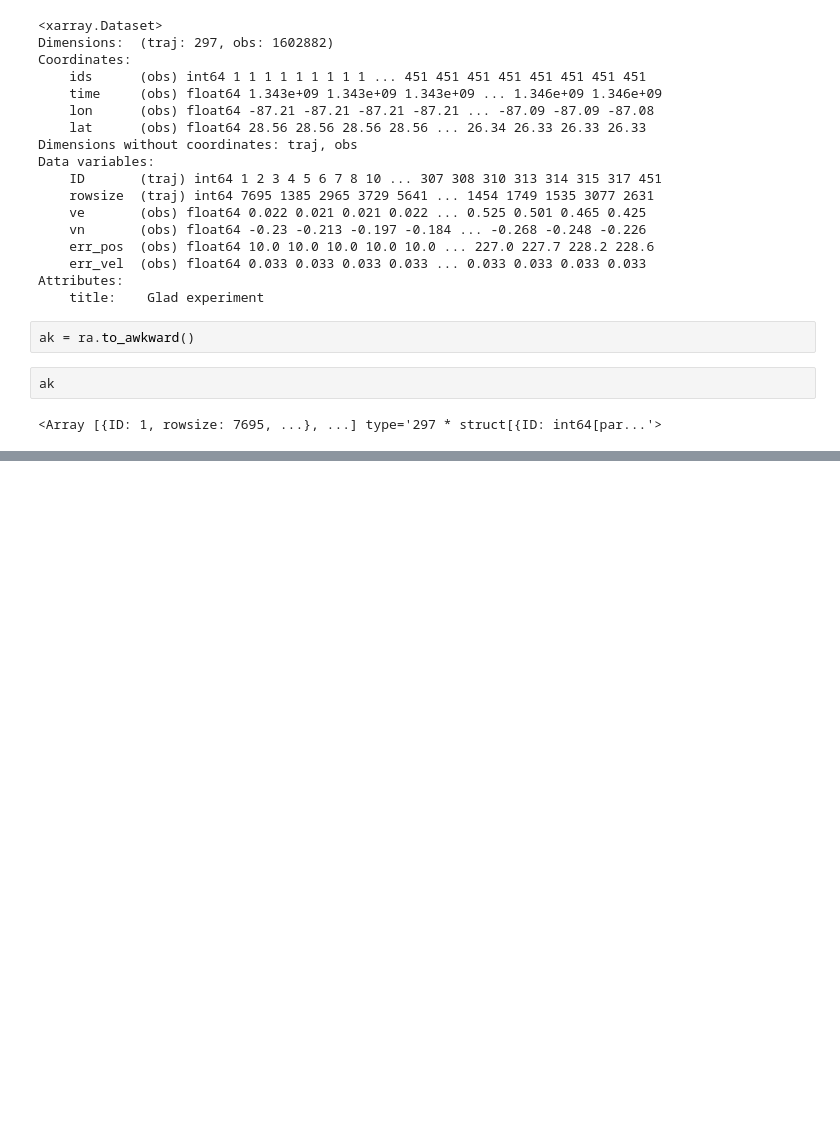
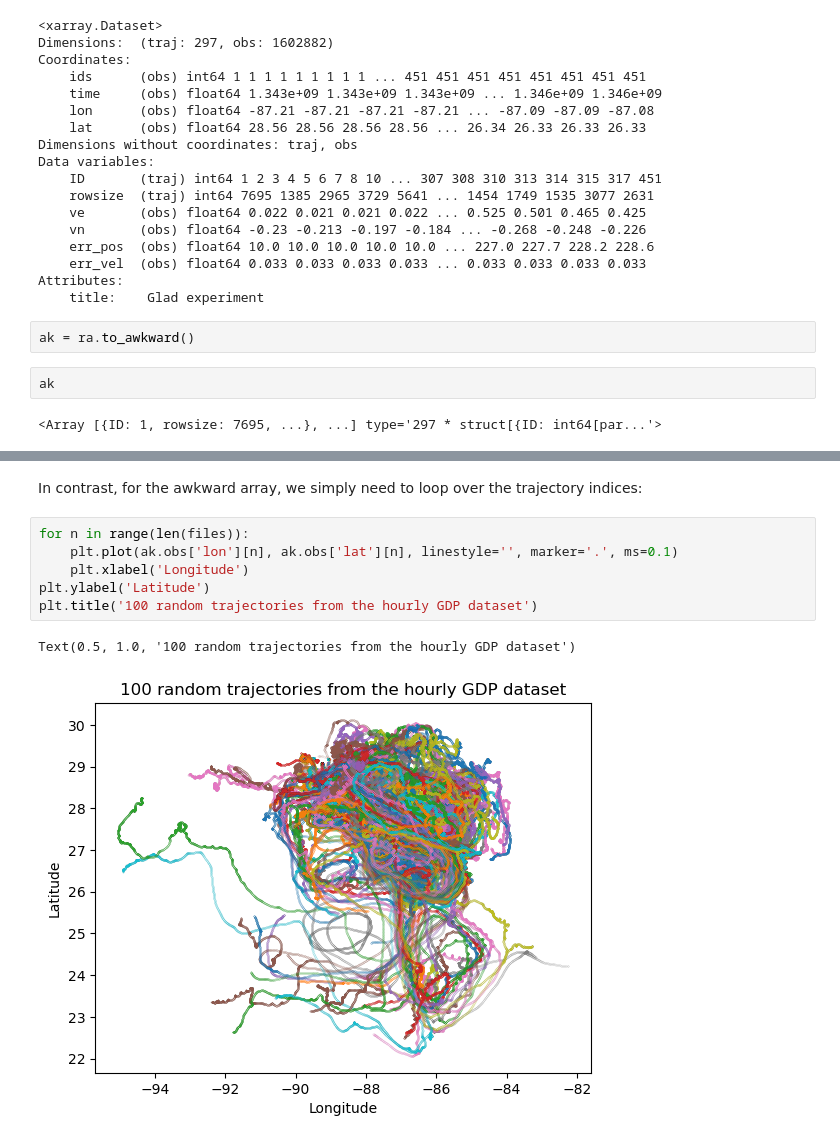
Before and after one commit to selipot/clouddrift-examples, a Jupyter notebook: notebooks/glad.ipynb, the cells around one changed output, grey strips where cells are left out. Drawn from its saved outputs; the diff is of its cells as text; blank space fills up the shorter version.

```diff
--- a/notebooks/glad.ipynb
+++ b/notebooks/glad.ipynb
@@ -134,0 +128,11 @@ Text(0.5, 0, 'Time')
+# %% [markdown]
+In contrast, for the awkward array, we simply need to loop over the trajectory indices:
+# %%
+for n in range(len(files)):
+    plt.plot(ak.obs['lon'][n], ak.obs['lat'][n], linestyle='', marker='.', ms=0.1)
+    plt.xlabel('Longitude')
+plt.ylabel('Latitude')
+plt.title('100 random trajectories from the hourly GDP dataset')
+# %% [output]
+Text(0.5, 1.0, '100 random trajectories from the hourly GDP dataset')
+[figure, added]
```
Also changed, not shown: parts of 10 cells of this notebook, 1 other file.
